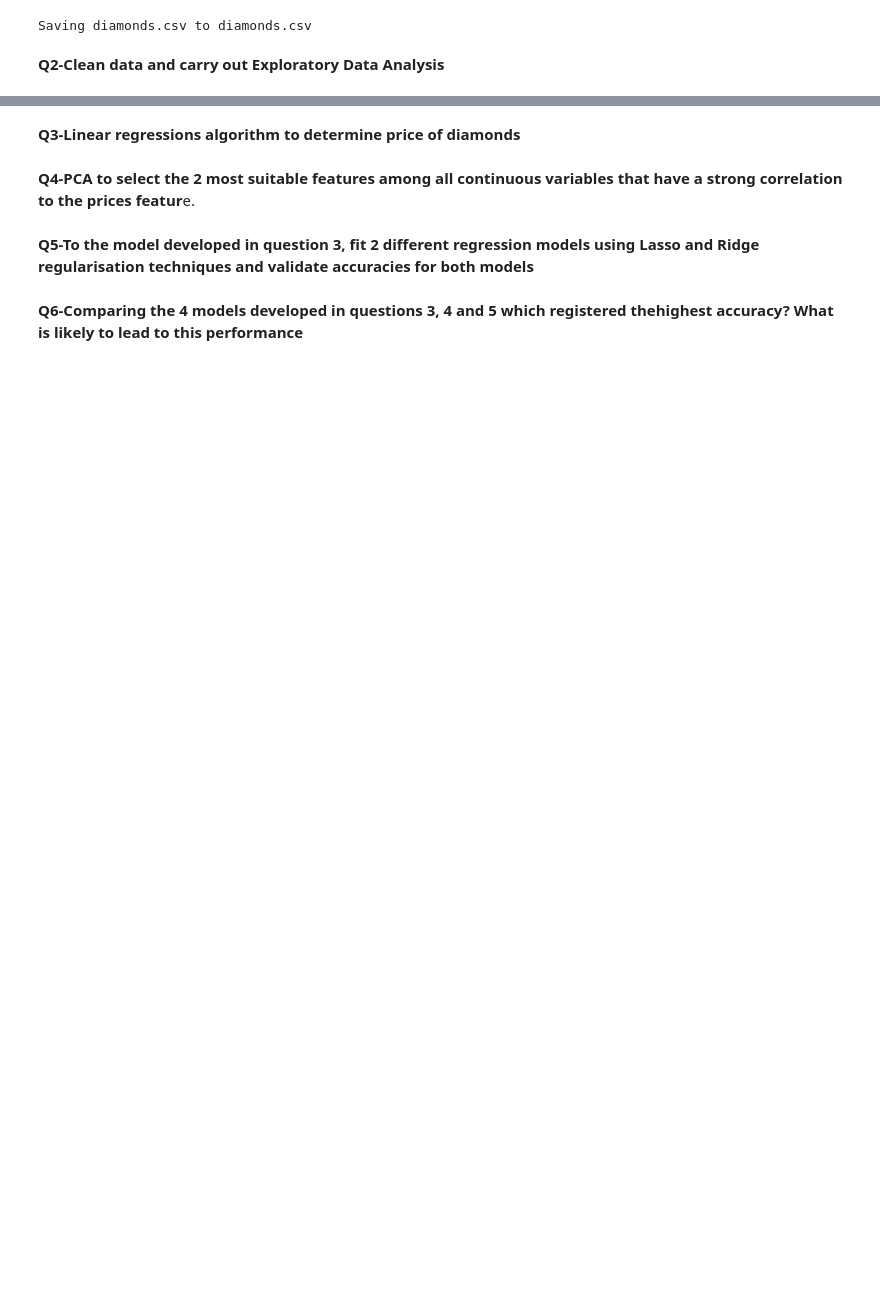
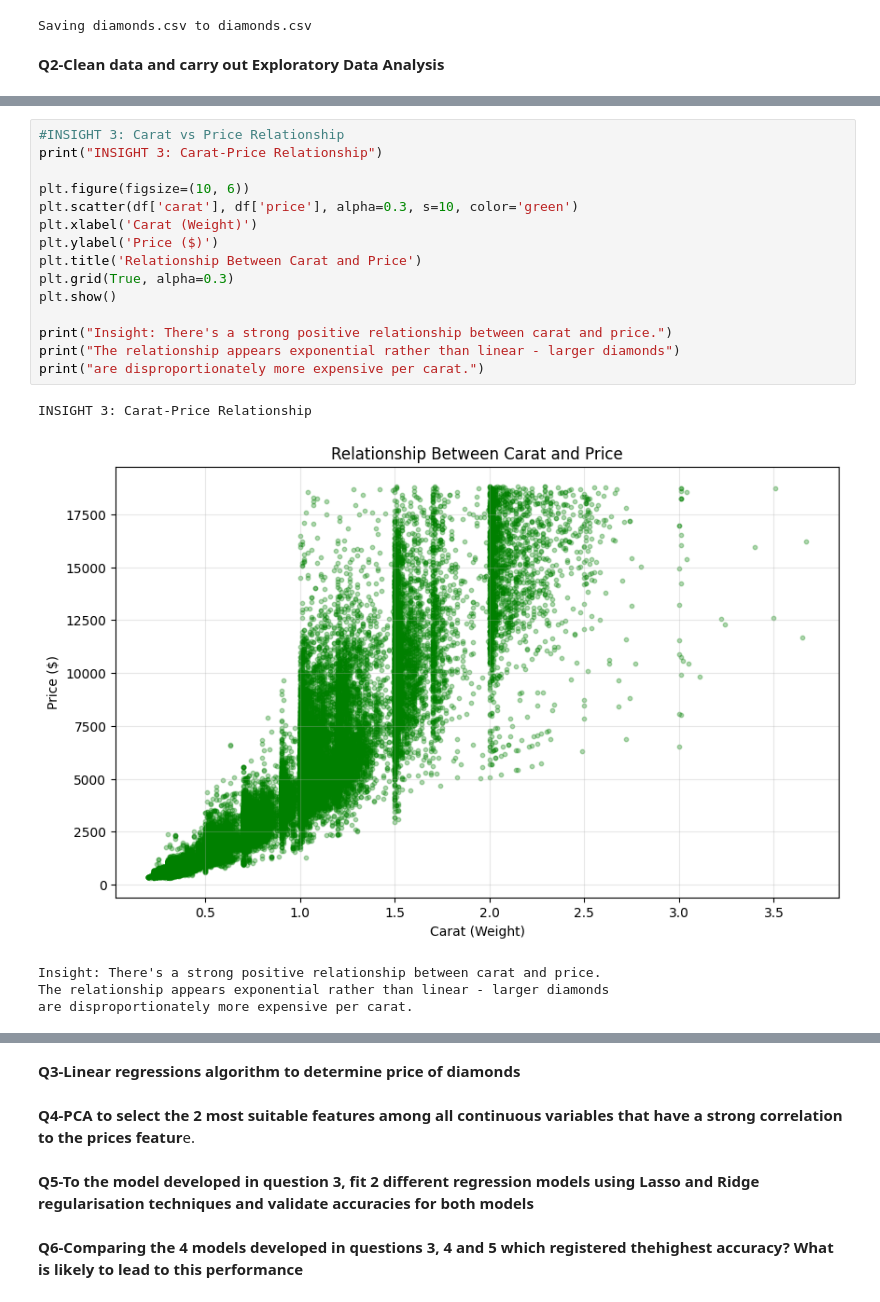
Before and after one commit to IreneWanjiruKariuki/NetflixTitles-DataCleaning, a Jupyter notebook: Diamonds_Price_Regression.ipynb, the cells around one changed output, grey strips where cells are left out. Drawn from its saved outputs; the diff is of its cells as text; blank space fills up the shorter version.

```diff
--- a/Diamonds_Price_Regression.ipynb
+++ b/Diamonds_Price_Regression.ipynb
@@ -20,0 +268,21 @@ Saving diamonds.csv to diamonds.csv
+# %%
+#INSIGHT 3: Carat vs Price Relationship
+print("INSIGHT 3: Carat-Price Relationship")
+
+plt.figure(figsize=(10, 6))
+plt.scatter(df['carat'], df['price'], alpha=0.3, s=10, color='green')
+plt.xlabel('Carat (Weight)')
+plt.ylabel('Price ($)')
+plt.title('Relationship Between Carat and Price')
+plt.grid(True, alpha=0.3)
+plt.show()
+
+print("Insight: There's a strong positive relationship between carat and price.")
+print("The relationship appears exponential rather than linear - larger diamonds")
+print("are disproportionately more expensive per carat.")
+# %% [output]
+INSIGHT 3: Carat-Price Relationship
+[figure, added]
+Insight: There's a strong positive relationship between carat and price.
+The relationship appears exponential rather than linear - larger diamonds
+are disproportionately more expensive per carat.
```
Also changed, not shown: parts of 29 cells of this notebook.
